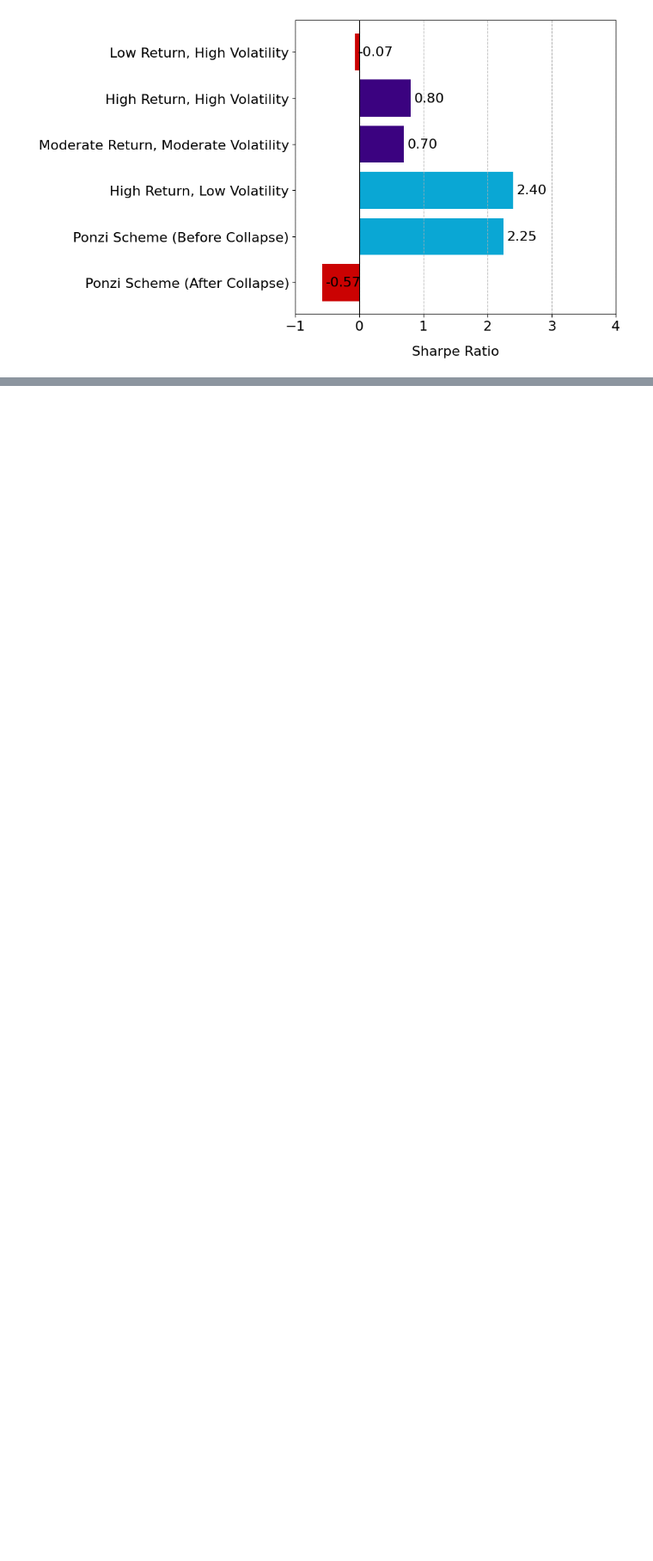
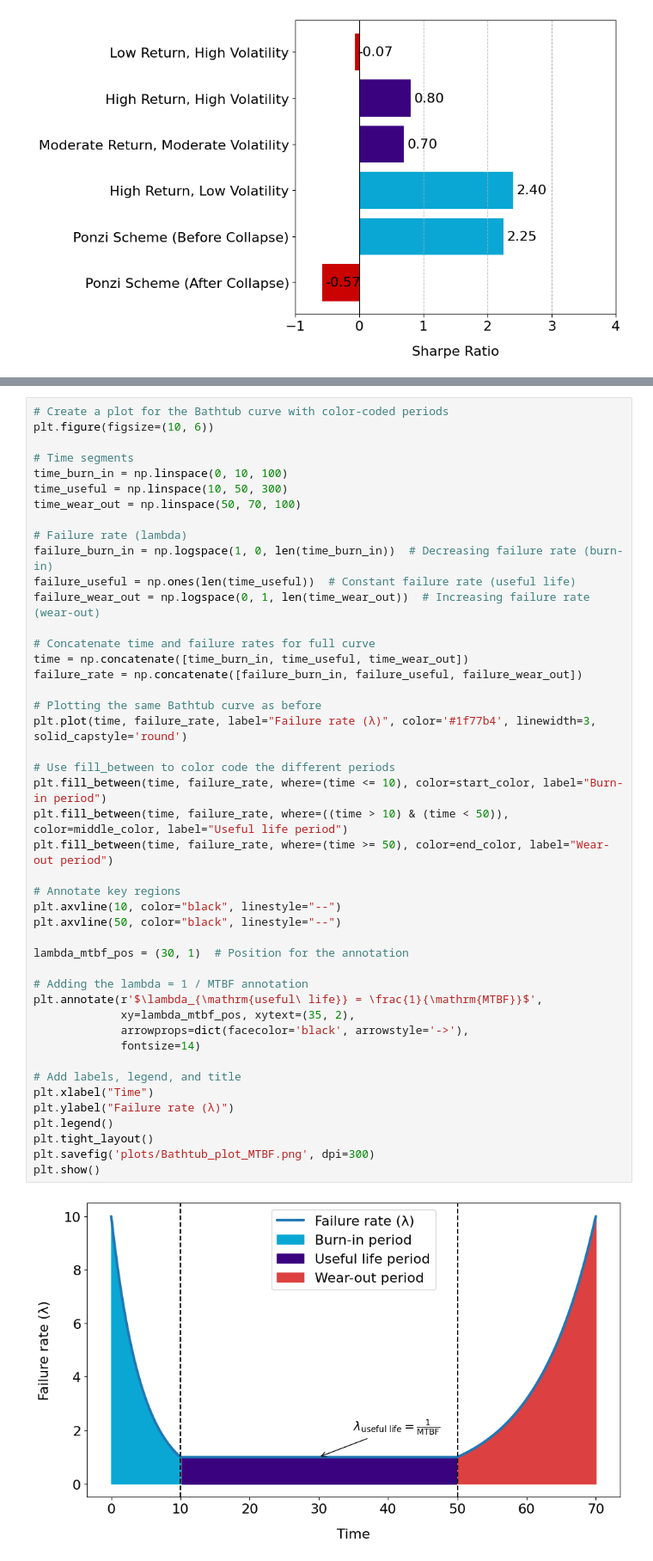
Before and after one commit to NannyML/The-Little-Book-of-ML-Metrics, a Jupyter notebook: business_plots.ipynb, the cells around one changed output, grey strips where cells are left out. Shown at 86% size. Drawn from its saved outputs; the diff is of its cells as text; blank space fills up the shorter version.

Commit message:
MTBF plot

```diff
--- a/business_plots.ipynb
+++ b/business_plots.ipynb
@@ -114,0 +119,47 @@ plt.show()
+# %%
+# Create a plot for the Bathtub curve with color-coded periods
+plt.figure(figsize=(10, 6))
+
+# Time segments
+time_burn_in = np.linspace(0, 10, 100)
+time_useful = np.linspace(10, 50, 300)
+time_wear_out = np.linspace(50, 70, 100)
+
+# Failure rate (lambda)
+failure_burn_in = np.logspace(1, 0, len(time_burn_in))  # Decreasing failure rate (burn-in)
+failure_useful = np.ones(len(time_useful))  # Constant failure rate (useful life)
+failure_wear_out = np.logspace(0, 1, len(time_wear_out))  # Increasing failure rate (wear-out)
+
+# Concatenate time and failure rates for full curve
+time = np.concatenate([time_burn_in, time_useful, time_wear_out])
+failure_rate = np.concatenate([failure_burn_in, failure_useful, failure_wear_out])
+
+# Plotting the same Bathtub curve as before
+plt.plot(time, failure_rate, label="Failure rate (λ)", color='#1f77b4', linewidth=3, solid_capstyle='round')
+
+# Use fill_between to color code the different periods
+plt.fill_between(time, failure_rate, where=(time <= 10), color=start_color, label="Burn-in period")
+plt.fill_between(time, failure_rate, where=((time > 10) & (time < 50)), color=middle_color, label="Useful life period")
+plt.fill_between(time, failure_rate, where=(time >= 50), color=end_color, label="Wear-out period")
+
+# Annotate key regions
+plt.axvline(10, color="black", linestyle="--")
+plt.axvline(50, color="black", linestyle="--")
+
+lambda_mtbf_pos = (30, 1)  # Position for the annotation
+
+# Adding the lambda = 1 / MTBF annotation
+plt.annotate(r'$\lambda_{\mathrm{useful\ life}} = \frac{1}{\mathrm{MTBF}}$',
+             xy=lambda_mtbf_pos, xytext=(35, 2),
+             arrowprops=dict(facecolor='black', arrowstyle='->'),
+             fontsize=14)
+
+# Add labels, legend, and title
+plt.xlabel("Time")
+plt.ylabel("Failure rate (λ)")
+plt.legend()
+plt.tight_layout()
+plt.savefig('plots/Bathtub_plot_MTBF.png', dpi=300)
+plt.show()
+# %% [output]
+[figure, added]
```
Also changed, not shown: parts of 2 cells of this notebook, 1 other file.
